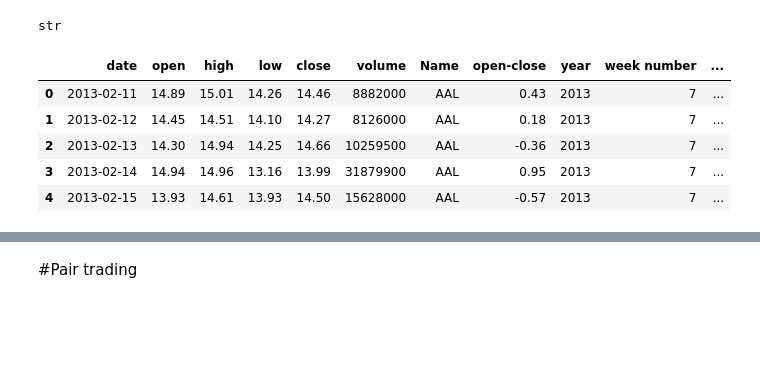
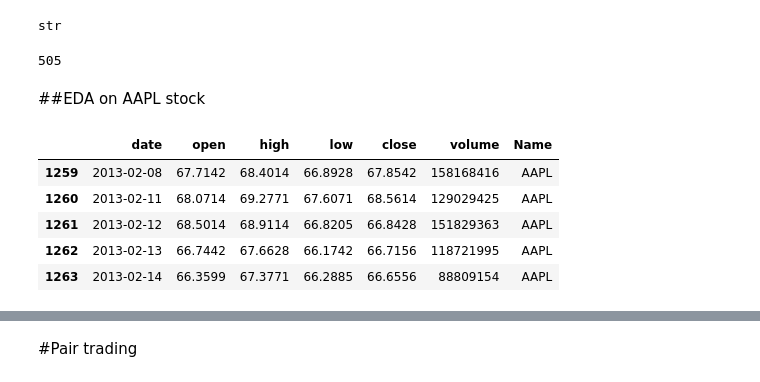
Before and after one commit to arifuddinatif/Quantitative-Analysis-and-Modeling-for-S-P-500, a Jupyter notebook: S&P_500_project.ipynb, the cells around one changed output, grey strips where cells are left out. Drawn from its saved outputs; the diff is of its cells as text; code cells hidden in the pictures; blank space fills up the shorter version.

```diff
--- a/S&P_500_project.ipynb
+++ b/S&P_500_project.ipynb
@@ -74,8 +87,15 @@ str
 df['date'] = pd.to_datetime(df['date'], errors ='coerce')
 # %%
-df['Name'].unique()
+df['Name'].nunique()
+# %% [output]
+505
 # %%
+# extracted these companies while finding correlated stocks which are the same companies with different tickers, hence removing them
+
 df = df[df.Name != 'GOOGL']
 df = df[df.Name != 'FOXA']
 df = df[df.Name != 'NWSA']
 df = df[df.Name != 'DISCK']
+df = df[df.Name != 'UAA']
+# %% [markdown]
+##EDA on AAPL stock
@@ -82,9 +106,9 @@ df = df[df.Name != 'DISCK']
 # %%
-df.head()
+ticker_AAPL.head()
 # %% [output]
-|  | date | open | high | low | close | volume | Name | open-close | year | week number | ... |
-| 0 | 2013-02-11 | 14.89 | 15.01 | 14.26 | 14.46 | 8882000 | AAL | 0.43 | 2013 | 7 | ... |
-| 1 | 2013-02-12 | 14.45 | 14.51 | 14.10 | 14.27 | 8126000 | AAL | 0.18 | 2013 | 7 | ... |
-| 2 | 2013-02-13 | 14.30 | 14.94 | 14.25 | 14.66 | 10259500 | AAL | -0.36 | 2013 | 7 | ... |
-| 3 | 2013-02-14 | 14.94 | 14.96 | 13.16 | 13.99 | 31879900 | AAL | 0.95 | 2013 | 7 | ... |
-| 4 | 2013-02-15 | 13.93 | 14.61 | 13.93 | 14.50 | 15628000 | AAL | -0.57 | 2013 | 7 | ... |
+|  | date | open | high | low | close | volume | Name |
+| 1259 | 2013-02-08 | 67.7142 | 68.4014 | 66.8928 | 67.8542 | 158168416 | AAPL |
+| 1260 | 2013-02-11 | 68.0714 | 69.2771 | 67.6071 | 68.5614 | 129029425 | AAPL |
+| 1261 | 2013-02-12 | 68.5014 | 68.9114 | 66.8205 | 66.8428 | 151829363 | AAPL |
+| 1262 | 2013-02-13 | 66.7442 | 67.6628 | 66.1742 | 66.7156 | 118721995 | AAPL |
+| 1263 | 2013-02-14 | 66.3599 | 67.3771 | 66.2885 | 66.6556 | 88809154 | AAPL |
```
Also changed, not shown: parts of 121 cells of this notebook.
